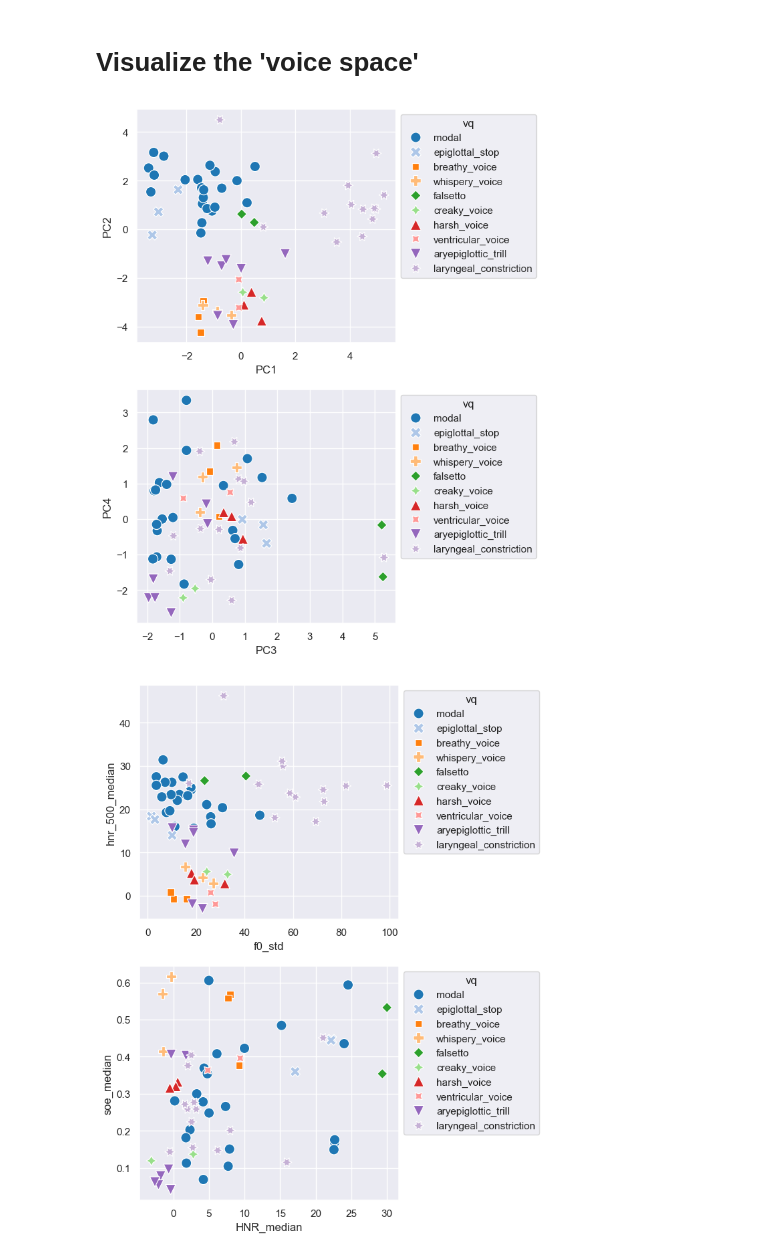
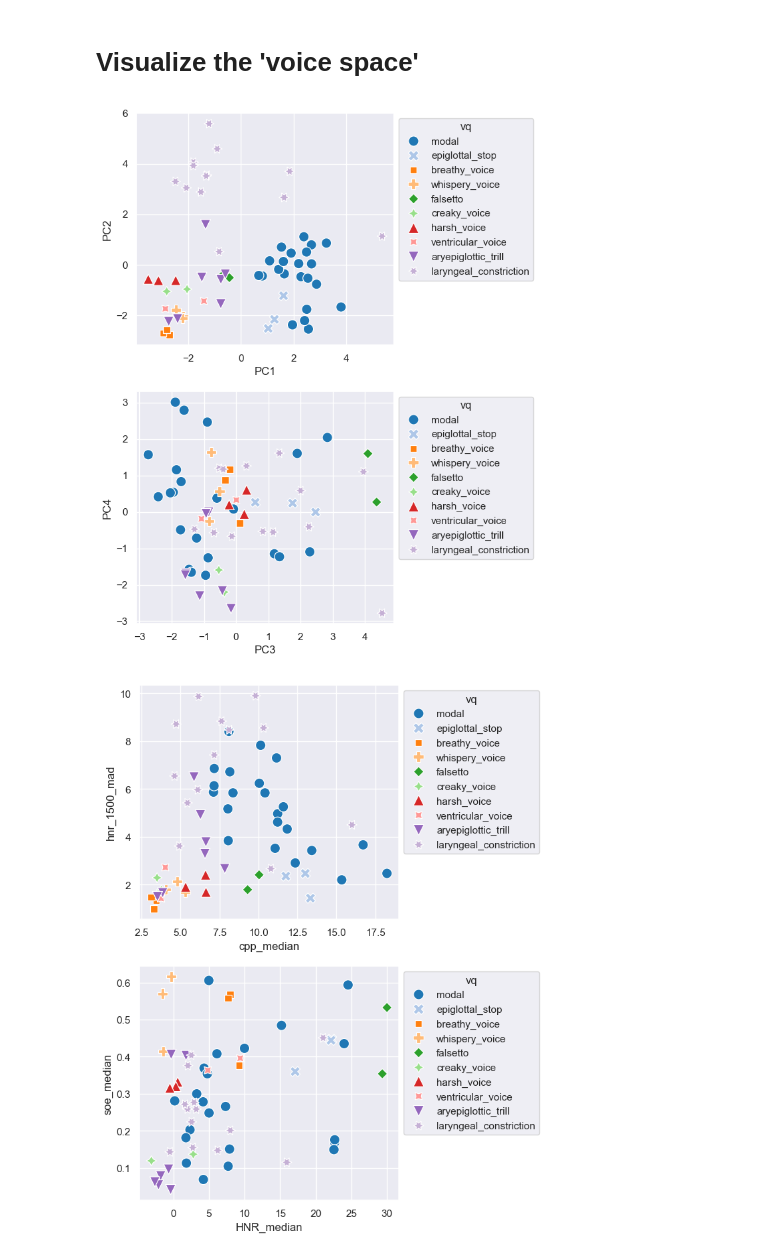
Before and after one commit to obergmartin/phonlab, a Jupyter notebook: examples/VQ_analysis.ipynb, the cells around one changed output. Saved outputs shown, nothing was run; the diff lists cells and outputs as text; code cells hidden in the pictures.

```diff
--- a/examples/VQ_analysis.ipynb
+++ b/examples/VQ_analysis.ipynb
@@ -158,6 +158,8 @@ def do_vq_analysis(row):
     vowelsdf = aggregate_measures(meas_df=gci_df[['sec','jitter','soe']], time_df=vowelsdf, func=['median',mad])
     vowelsdf = aggregate_measures(meas_df=f0cpp[['sec','cpp']], time_df=vowelsdf, func=['median',mad])
 
+    vowelsdf.columns = [c.replace("median_abs_deviation","mad") for c in vowelsdf.columns]
+
     return vowelsdf
 
 test_df = do_vq_analysis(corpus_list.loc[1])
@@ -239,7 +241,7 @@ from sklearn.preprocessing import StandardScaler
 scaler = StandardScaler()
 
 # get column names that end in 'median' or 'std'
-measures = [c for c in all_data.columns if "median" in c  or "std" in c]
+measures = [c for c in all_data.columns if "median" in c  or "mad" in c]
 
 # a couple of lines here to sort the measures into the order I want - medians then std
 revmeas = list(reversed(sorted([measures[i][::-1] for i in range(len(measures))])))
@@ -310,15 +312,15 @@ sns.scatterplot(data=data_with_PCs, x="PC3", y="PC4", hue="vq", palette = "tab20
 sns.move_legend(ax1, "upper left", bbox_to_anchor=(1, 1))
 sns.move_legend(ax2, "upper left", bbox_to_anchor=(1, 1))
 # %% [output]
-[figure, old version]
+[figure, new version]
 # %%
 fig2, [ax1,ax2] = plt.subplots(2, 1,figsize=(5,10))
 
-sns.scatterplot(data=data_with_PCs, x="f0_std", y="hnr_500_median", hue="vq", palette = "tab20", style='vq',
+sns.scatterplot(data=data_with_PCs, x="cpp_median", y="hnr_1500_mad", hue="vq", palette = "tab20", style='vq',
                          size='vq',sizes=(120,120),ax = ax1)
 sns.scatterplot(data=data_with_PCs, x="HNR_median", y="soe_median", hue="vq", palette = "tab20", style='vq',
                          size='vq',sizes=(120,120),ax = ax2)
 sns.move_legend(ax1, "upper left", bbox_to_anchor=(1, 1))
 sns.move_legend(ax2, "upper left", bbox_to_anchor=(1, 1))
 # %% [output]
-[figure, old version]
+[figure, new version]
```
Also changed, not shown: parts of 6 cells of this notebook.
